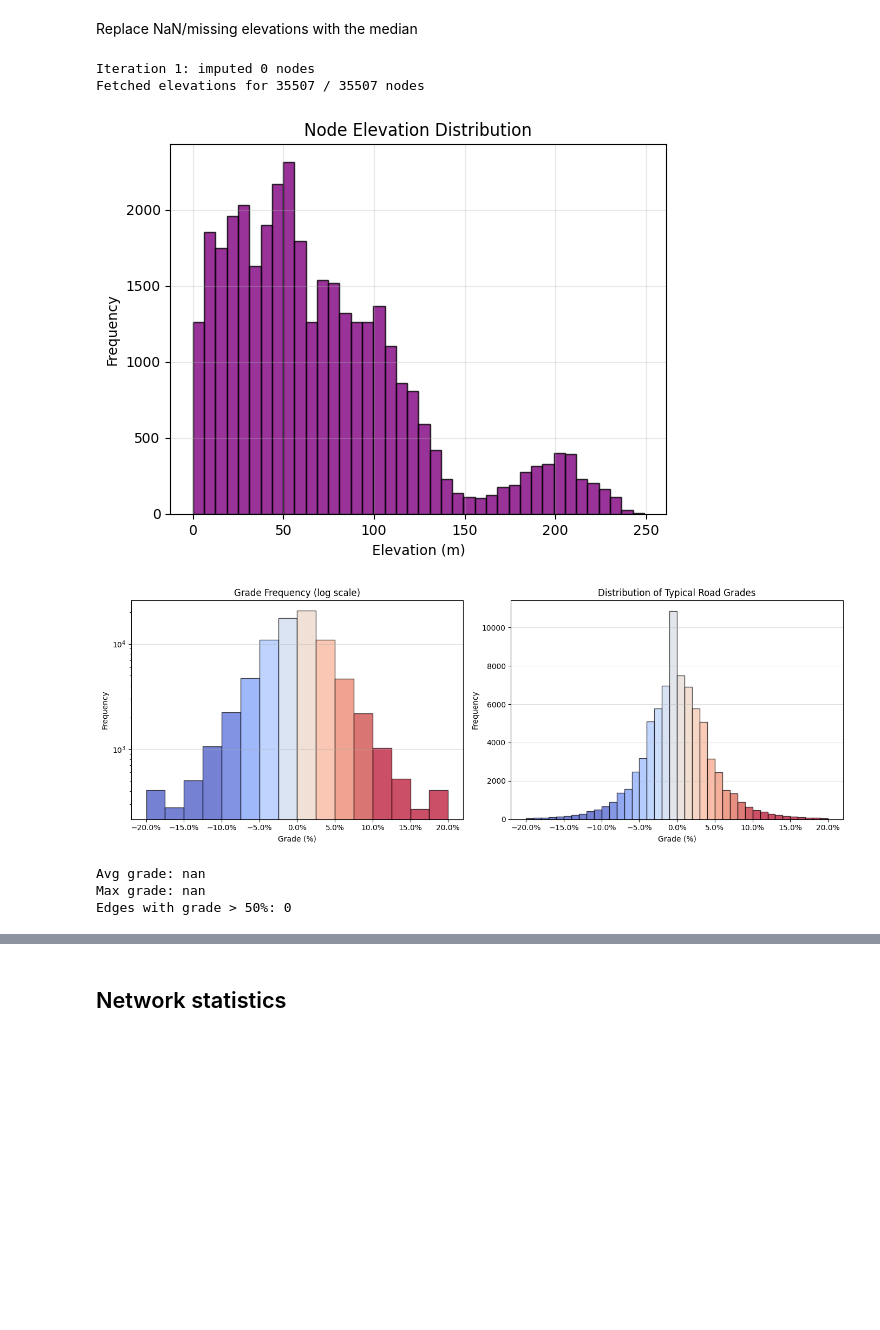
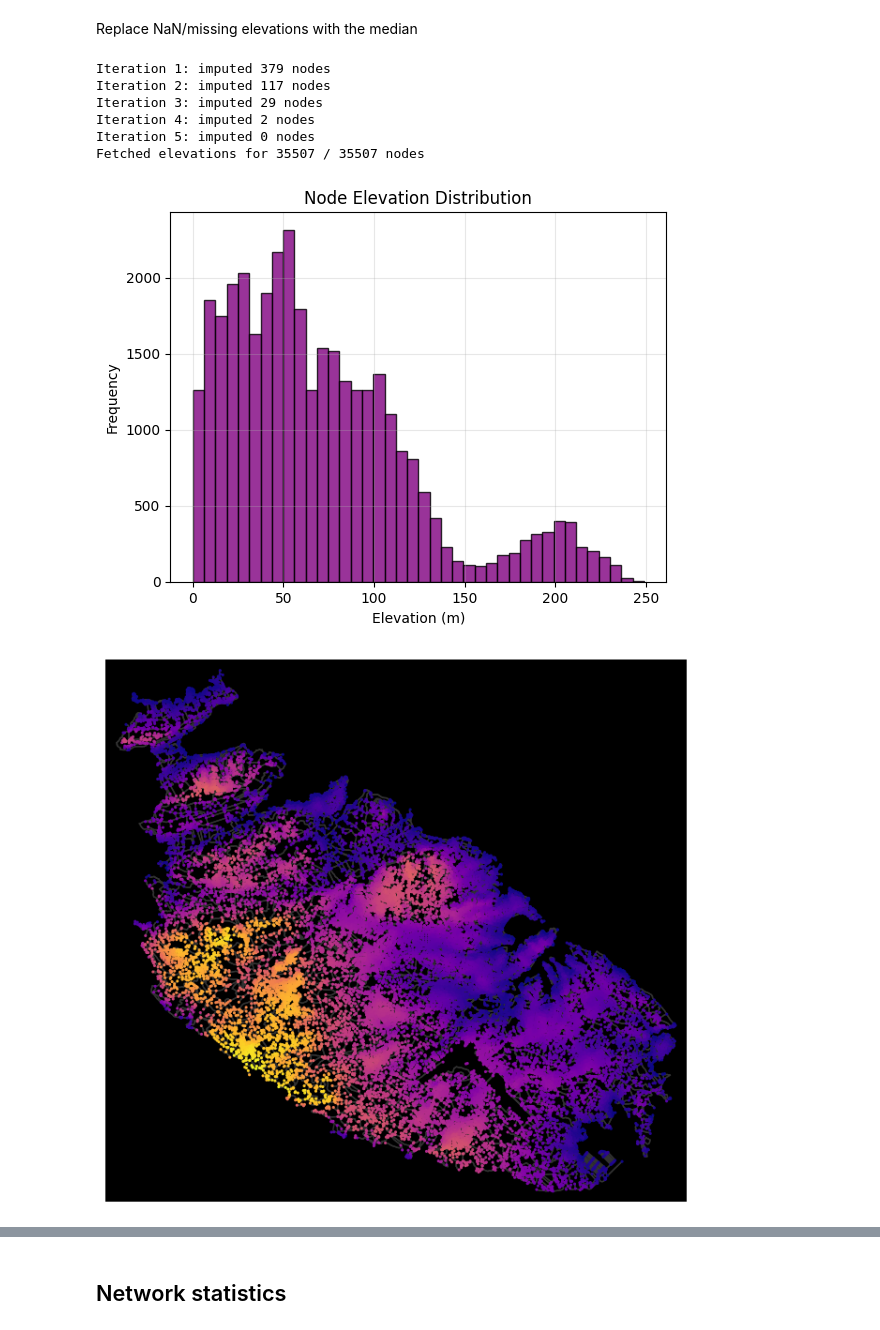
Before and after one commit to Matthew-Pirotta/FYP-OpenPaths, a Jupyter notebook: Code/main.ipynb, the cells around one changed output, grey strips where cells are left out. Drawn from its saved outputs; the diff is of its cells as text; code cells hidden in the pictures; blank space fills up the shorter version.

```diff
--- a/Code/main.ipynb
+++ b/Code/main.ipynb
@@ -108,36 +108,38 @@ max_iter = 10
 for it in range(max_iter):
     changed = 0
     for node, data in G_bike.nodes(data=True):
         elev = data.get("elevation")
         if elev is None or np.isnan(elev):
             neigh_elevs = [
                 G_bike.nodes[n].get("elevation")
                 for n in G_bike.neighbors(node)
                 if G_bike.nodes[n].get("elevation") is not None
                 and not np.isnan(G_bike.nodes[n]["elevation"])
             ]
             if neigh_elevs:
                 data["elevation"] = np.median(neigh_elevs)
                 changed += 1
 
     print(f"Iteration {it+1}: imputed {changed} nodes")
     if changed == 0:
         break
 
 
 G_bike = ox.elevation.add_edge_grades(G_bike, add_absolute=True)
 
 for _,_, data in G_bike.edges(data=True):
     data["grade"] = float(np.clip(data["grade"], -0.2, 0.2))
     data["grade_abs"] = float(min(data["grade_abs"], 0.2))
 
 
-plotting.plot_elevation_grade(G_bike)
+plotting.plot_elevation(G_bike)
+plotting.plot_grades(G_bike)
 # %% [output]
-Iteration 1: imputed 0 nodes
+Iteration 1: imputed 379 nodes
+Iteration 2: imputed 117 nodes
+Iteration 3: imputed 29 nodes
+Iteration 4: imputed 2 nodes
+Iteration 5: imputed 0 nodes
 Fetched elevations for 35507 / 35507 nodes
 [figure]
-[figure, old version]
+[figure, new version]
-Avg grade: nan
-Max grade: nan
-Edges with grade > 50%: 0
```
Also changed, not shown: parts of 9 cells of this notebook.
